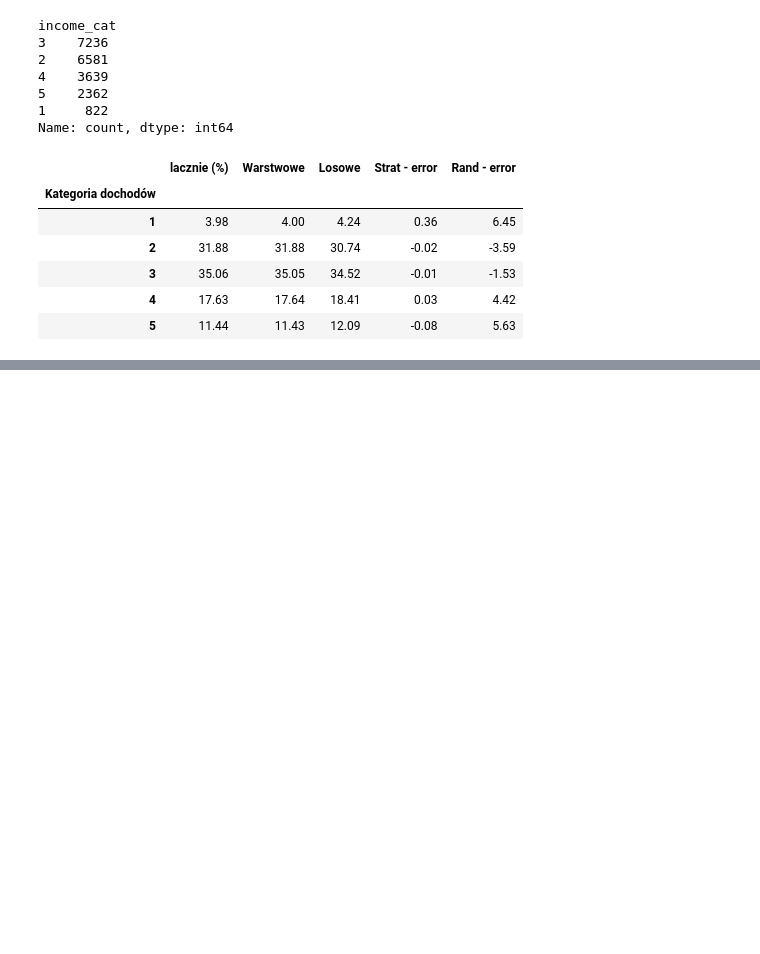
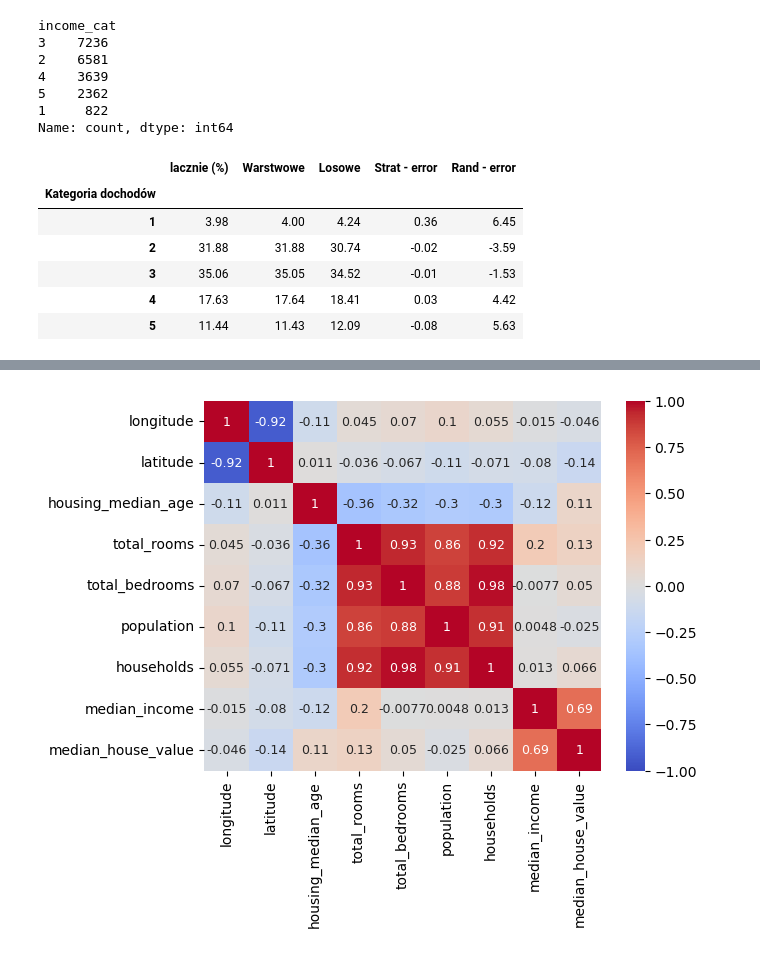
Before and after one commit to JAKUBBUJAK123/Machine-learning, a Jupyter notebook: wum_2/secondNootebook.ipynb, the cells around one changed output, grey strips where cells are left out. Drawn from its saved outputs; the diff is of its cells as text; code cells hidden in the pictures; blank space fills up the shorter version.

```diff
--- a/wum_2/secondNootebook.ipynb
+++ b/wum_2/secondNootebook.ipynb
@@ -3,10 +3,11 @@ import numpy as np
 import pandas as pd
 import matplotlib.pyplot as plt
 from pathlib import Path
+import seaborn as sns
+from pandas.plotting import scatter_matrix
 
 
-datapath = Path() / "housing"
-housing = pd.read_csv(datapath / 'housing.csv')
+datapath = Path() / "housing"housing = pd.read_csv(datapath / 'housing.csv')
 #housing.head()
 housing.info()
 # %% [output]
@@ -94,3 +79,5 @@ df_train_eda = df_train.copy()
 
 #df_train_eda.plot(kind='scatter' , x='longitude' , y='latitude' , grid=True , alpha=0.2)
 #plt.show()
+# %%
+corr_matrix = housing.corr(numeric_only=True)
@@ -96,0 +97,5 @@ df_train_eda = df_train.copy()
+# %%
+sns.heatmap(corr_matrix , annot=True, annot_kws={"size" : 9}, cmap='coolwarm' , vmin=-1 , vmax= 1)
+plt.show()
+# %% [output]
+[figure, added]
```
Also changed, not shown: parts of 17 cells of this notebook.
